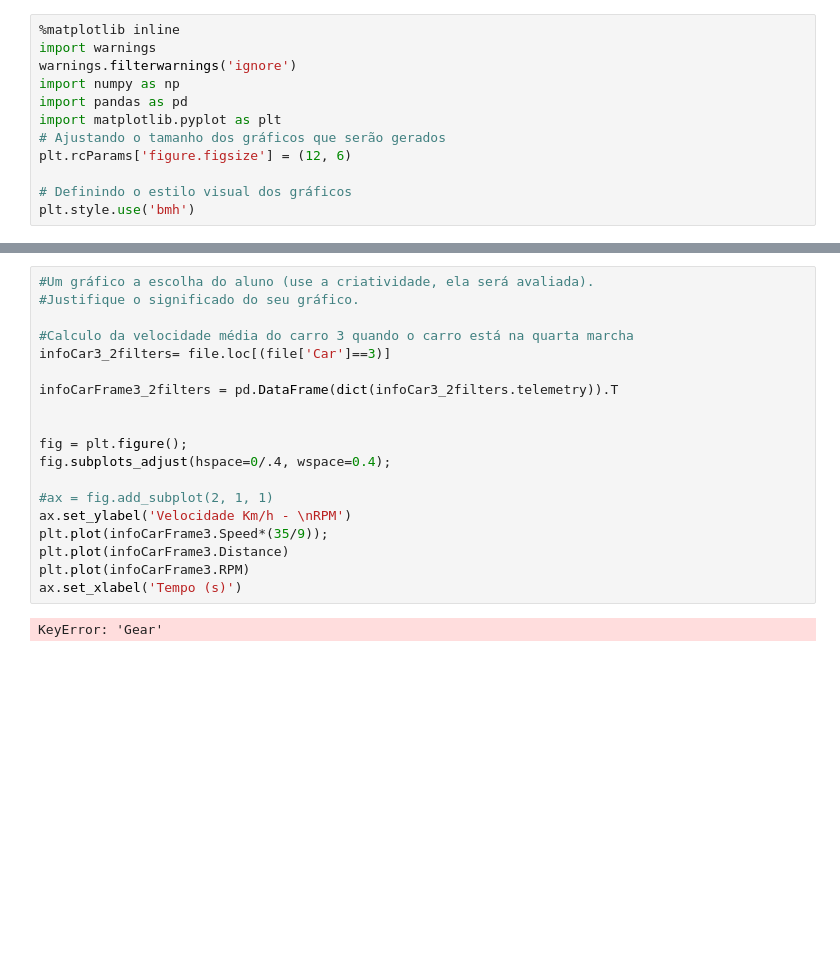
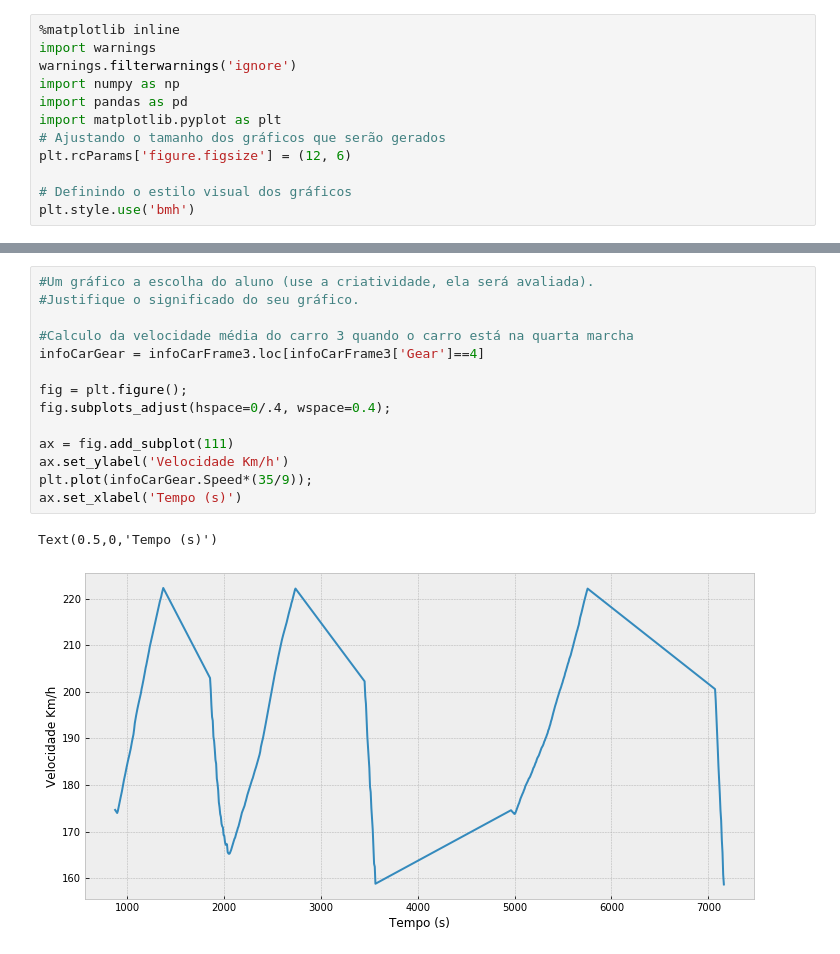
Before and after one commit to mauryrv/dm109-final-project, a Jupyter notebook: Exercise3/exercise3.ipynb, the cells around one changed output, grey strips where cells are left out. Saved outputs shown, nothing was run; the diff lists cells and outputs as text; blank space fills up the shorter version.

```diff
--- a/Exercise3/exercise3.ipynb
+++ b/Exercise3/exercise3.ipynb
@@ -64,21 +53,17 @@ Text(0.5,20.2,'Tempo (s)')
 # %%
 #Um gráfico a escolha do aluno (use a criatividade, ela será avaliada).
 #Justifique o significado do seu gráfico.
 
 #Calculo da velocidade média do carro 3 quando o carro está na quarta marcha
-infoCar3_2filters= file.loc[(file['Car']==3)]
-
-infoCarFrame3_2filters = pd.DataFrame(dict(infoCar3_2filters.telemetry)).T
-
+infoCarGear = infoCarFrame3.loc[infoCarFrame3['Gear']==4]
 
 fig = plt.figure();
 fig.subplots_adjust(hspace=0/.4, wspace=0.4);
 
-#ax = fig.add_subplot(2, 1, 1)
-ax.set_ylabel('Velocidade Km/h - \nRPM')
-plt.plot(infoCarFrame3.Speed*(35/9));
-plt.plot(infoCarFrame3.Distance)
-plt.plot(infoCarFrame3.RPM)
+ax = fig.add_subplot(111)
+ax.set_ylabel('Velocidade Km/h')
+plt.plot(infoCarGear.Speed*(35/9));
 ax.set_xlabel('Tempo (s)')
 # %% [output]
-KeyError: 'Gear'
+Text(0.5,0,'Tempo (s)')
+[figure, added]
```
Also changed, not shown: parts of 4 cells of this notebook, 6 other files.
